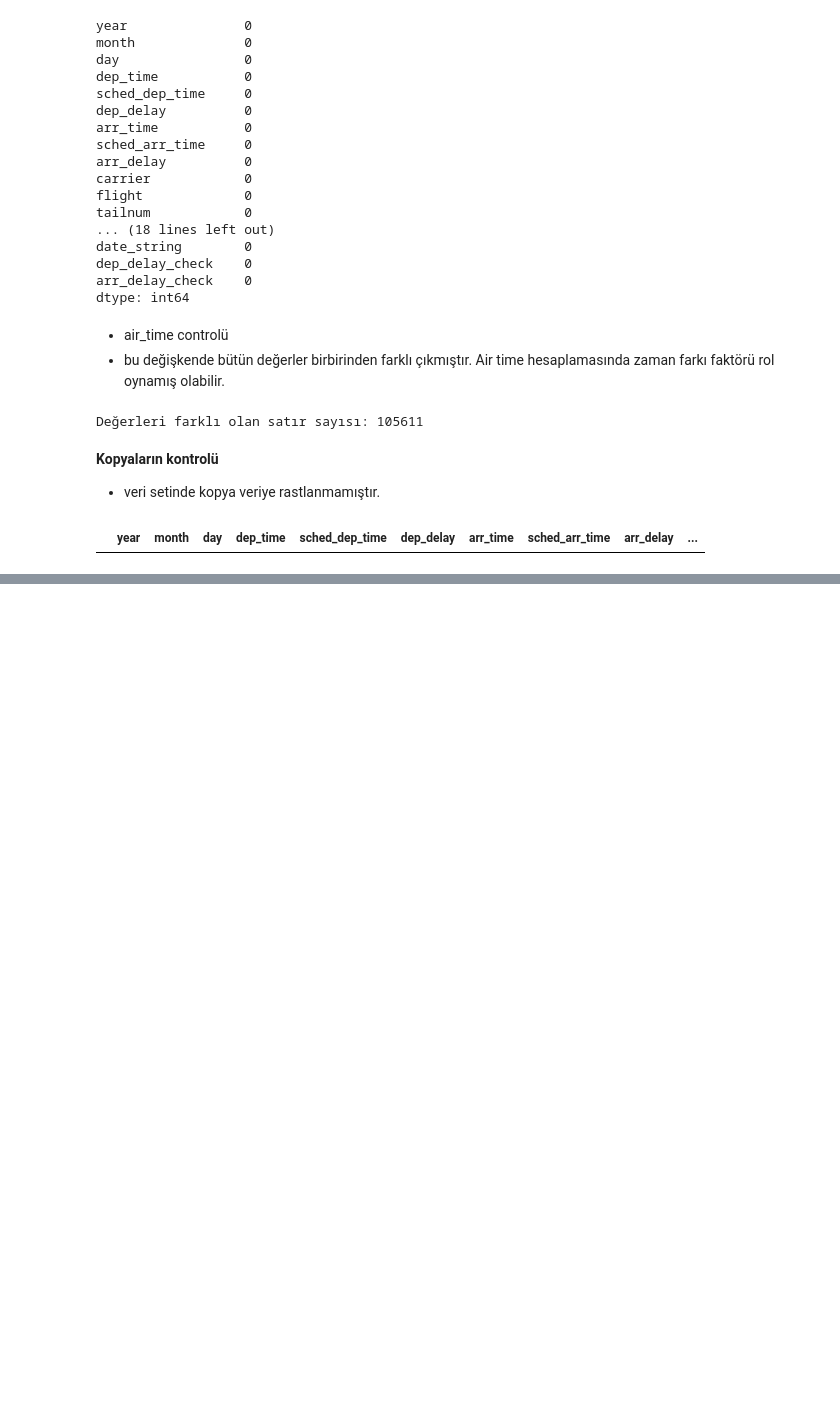
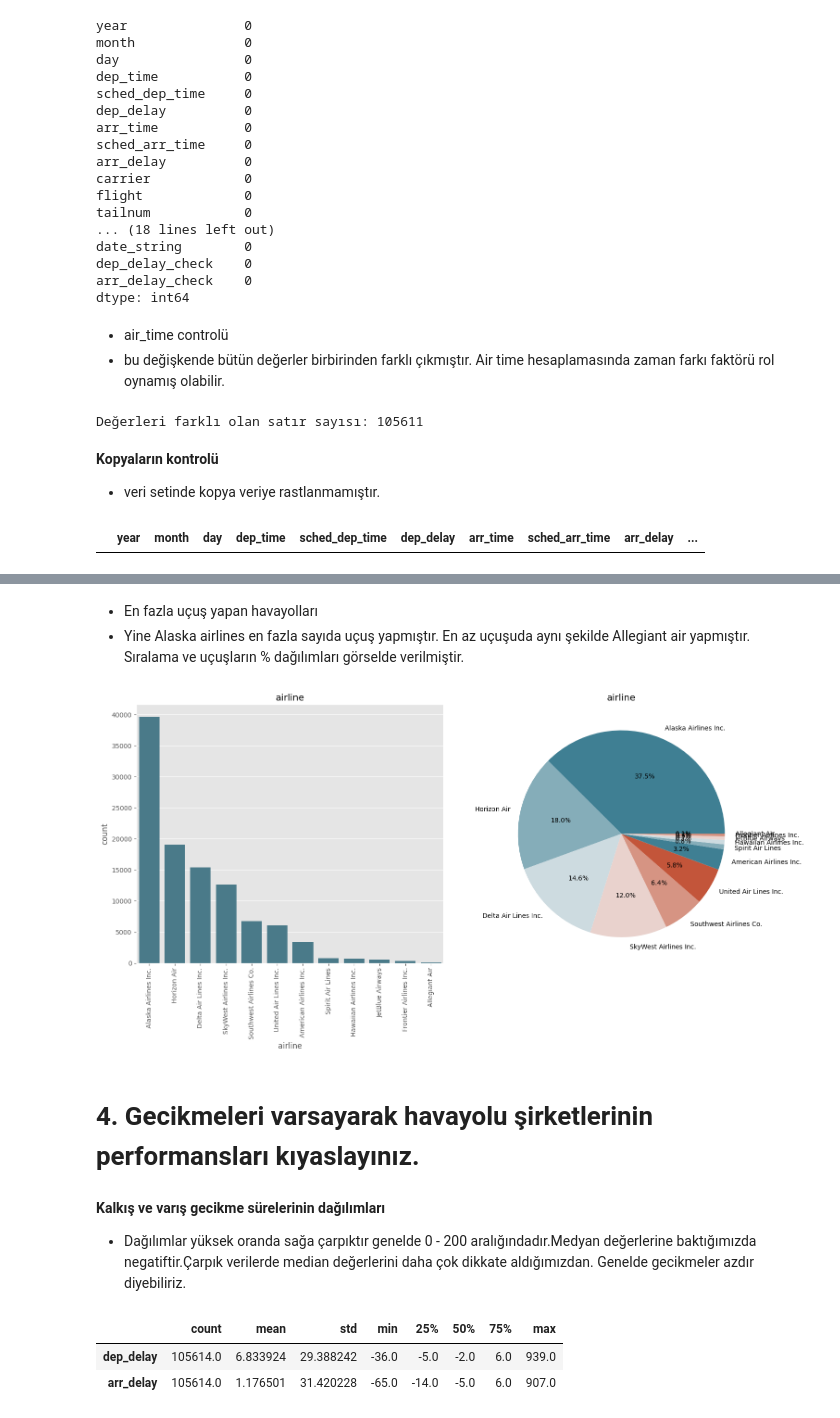
Before and after one commit to kntvrl/flights_project, a Jupyter notebook: project_notebook_ds.ipynb, the cells around one changed output, grey strips where cells are left out. Saved outputs shown, nothing was run; the diff lists cells and outputs as text; code cells hidden in the pictures; blank space fills up the shorter version.

```diff
--- a/project_notebook_ds.ipynb
+++ b/project_notebook_ds.ipynb
@@ -556,0 +861,18 @@ df.head(3)
+# %% [markdown]
+- En fazla uçuş yapan havayolları
+- Yine Alaska airlines en fazla sayıda uçuş yapmıştır. En az uçuşuda aynı şekilde Allegiant air yapmıştır. Sıralama ve uçuşların % dağılımları görselde verilmiştir.
+# %%
+single_variable_multiple_plot(df[["airline"]],type="object",numeric=False)
+# %% [output]
+[figure, added]
+# %% [markdown]
+# 4.	Gecikmeleri varsayarak havayolu şirketlerinin performansları kıyaslayınız.
+# %% [markdown]
+**Kalkış ve varış gecikme sürelerinin dağılımları**
+- Dağılımlar yüksek oranda sağa çarpıktır genelde 0 - 200 aralığındadır.Medyan değerlerine baktığımızda negatiftir.Çarpık verilerde median değerlerini daha çok dikkate aldığımızdan. Genelde gecikmeler azdır diyebiliriz.
+# %%
+df[["dep_delay","arr_delay"]].describe().T
+# %% [output]
+|  | count | mean | std | min | 25% | 50% | 75% | max |
+| dep_delay | 105614.0 | 6.833924 | 29.388242 | -36.0 | -5.0 | -2.0 | 6.0 | 939.0 |
+| arr_delay | 105614.0 | 1.176501 | 31.420228 | -65.0 | -14.0 | -5.0 | 6.0 | 907.0 |
```
Also changed, not shown: parts of 74 cells of this notebook.
